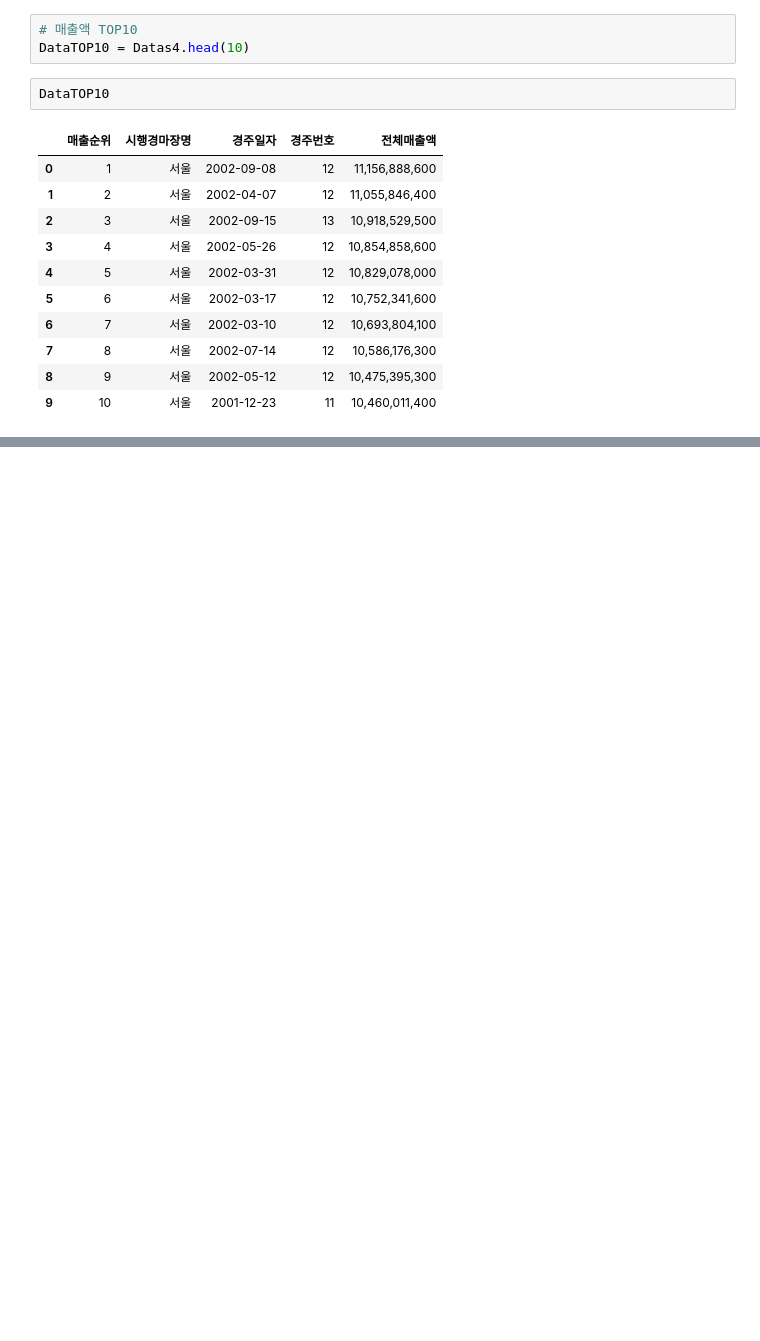
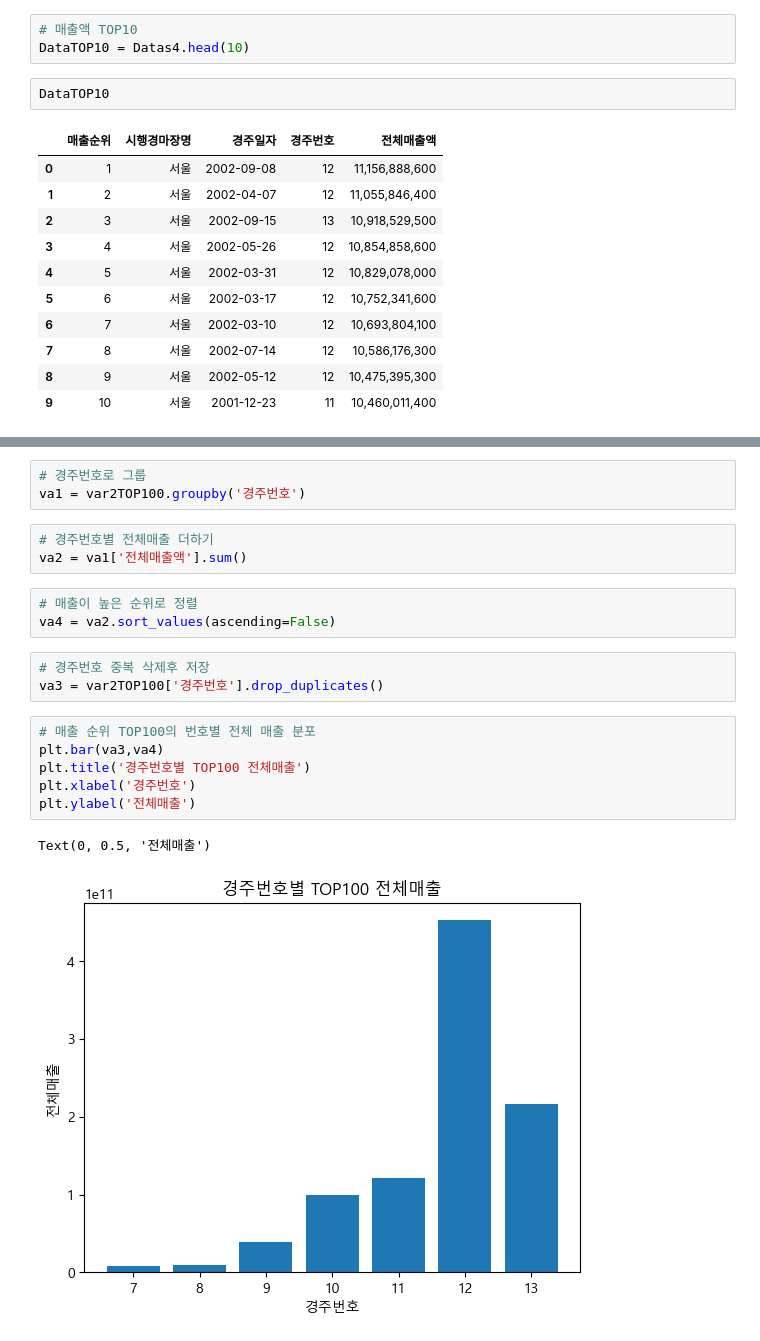
Before and after one commit to simwh123/bigdata-analysis-2024, a Jupyter notebook: day14/심우현.ipynb, the cells around one changed output, grey strips where cells are left out. Drawn from its saved outputs; the diff is of its cells as text; blank space fills up the shorter version.

```diff
--- a/day14/심우현.ipynb
+++ b/day14/심우현.ipynb
@@ -218,0 +265,21 @@ plt.show()
+# %%
+# 경주번호로 그룹
+va1 = var2TOP100.groupby('경주번호')
+# %%
+# 경주번호별 전체매출 더하기
+va2 = va1['전체매출액'].sum()
+# %%
+# 매출이 높은 순위로 정렬
+va4 = va2.sort_values(ascending=False)
+# %%
+# 경주번호 중복 삭제후 저장
+va3 = var2TOP100['경주번호'].drop_duplicates()
+# %%
+# 매출 순위 TOP100의 번호별 전체 매출 분포
+plt.bar(va3,va4)
+plt.title('경주번호별 TOP100 전체매출')
+plt.xlabel('경주번호')
+plt.ylabel('전체매출')
+# %% [output]
+Text(0, 0.5, '전체매출')
+[figure, added]
```
Also changed, not shown: parts of 36 cells of this notebook, 2 other files.
